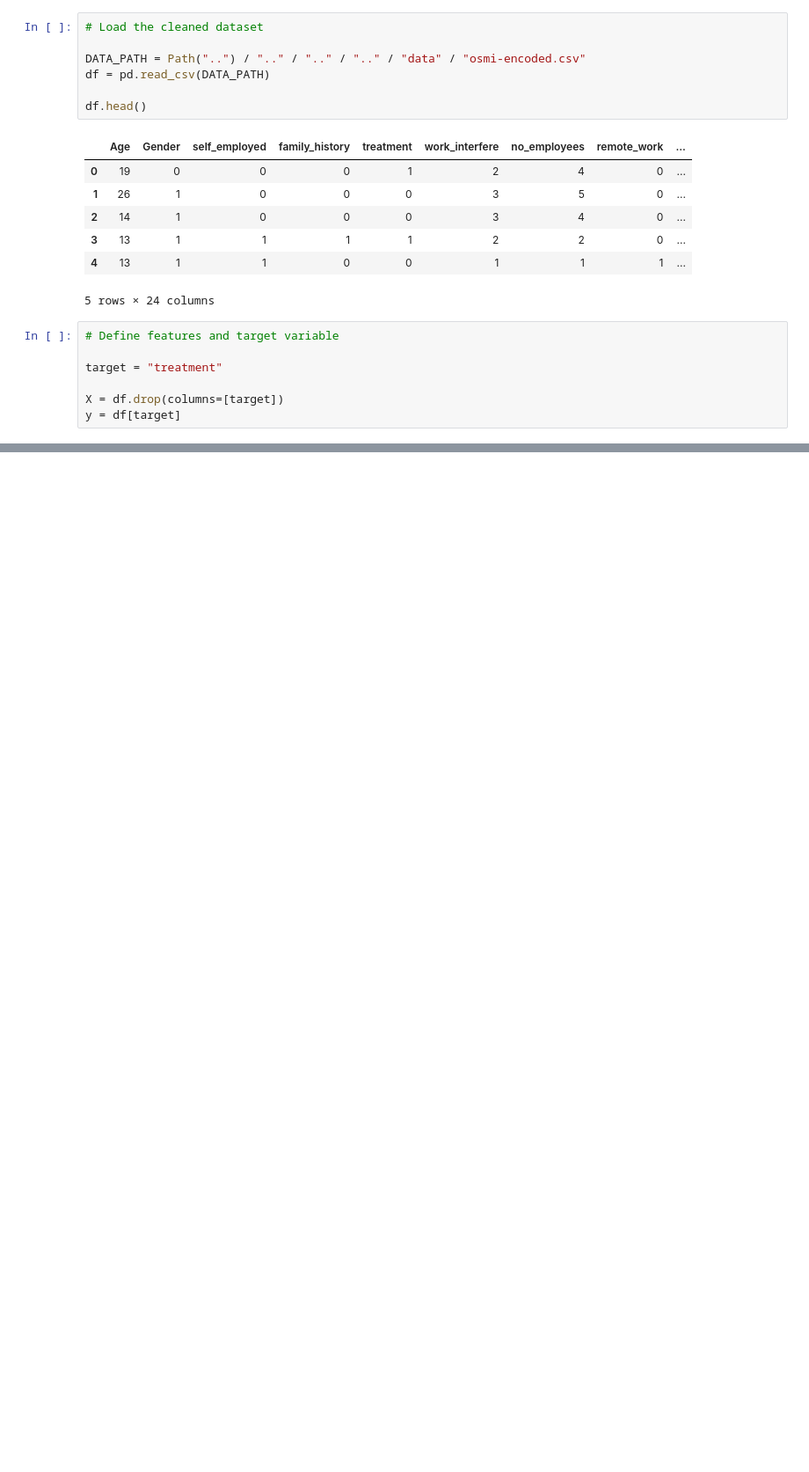
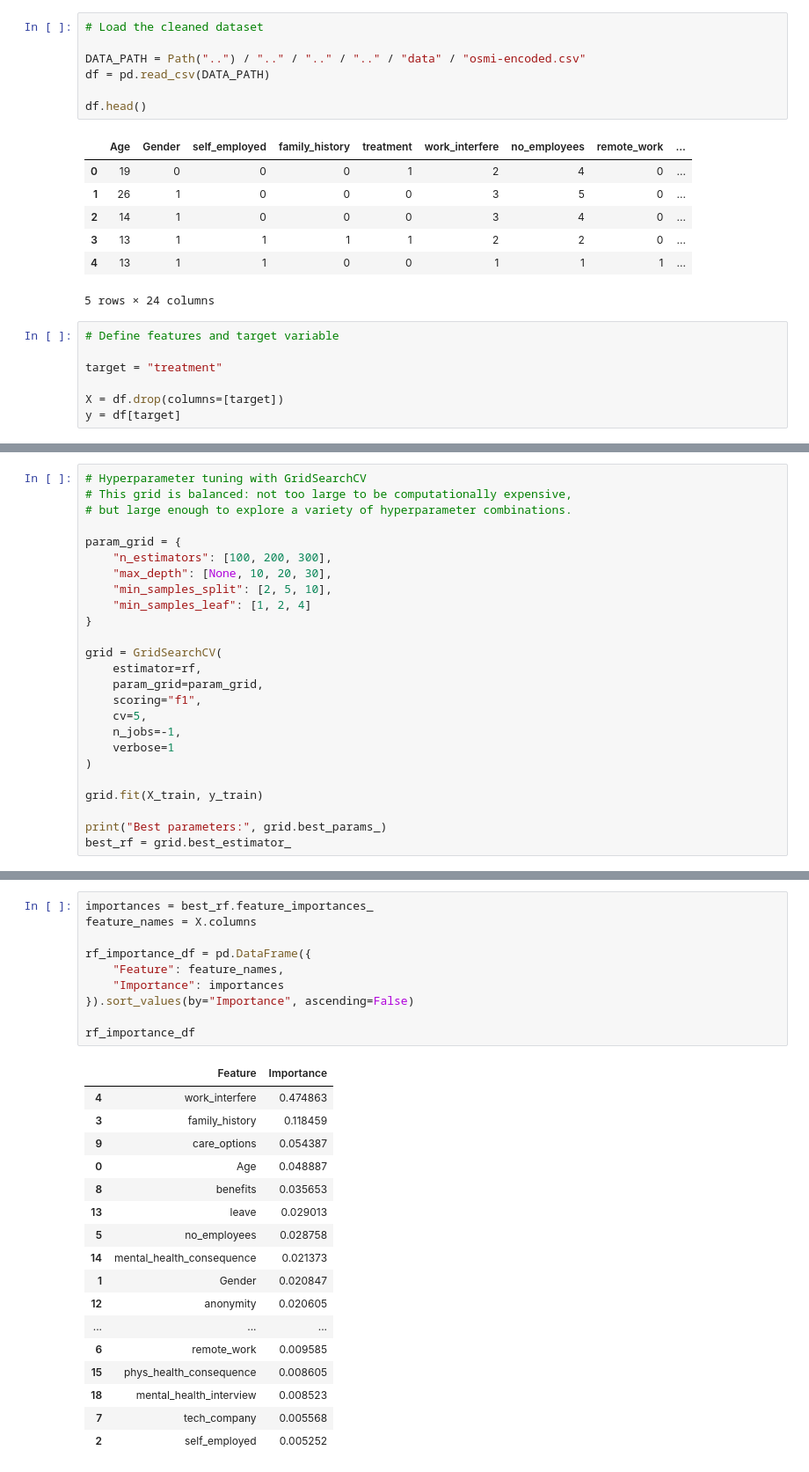
Before and after one commit to hazminfirdaus/data-analytics, a Jupyter notebook: eca/notebooks/RQ2/random_forest/random_forest.ipynb, the cells around one changed output, grey strips where cells are left out. Shown at 88% size. Cells and saved outputs as stored; diff of their text form; blank space fills up the shorter version.

```diff
--- a/eca/notebooks/RQ2/random_forest/random_forest.ipynb
+++ b/eca/notebooks/RQ2/random_forest/random_forest.ipynb
@@ -43,0 +57,25 @@ y = df[target]
+# %%
+# Hyperparameter tuning with GridSearchCV
+# This grid is balanced: not too large to be computationally expensive,
+# but large enough to explore a variety of hyperparameter combinations.
+
+param_grid = {
+    "n_estimators": [100, 200, 300],
+    "max_depth": [None, 10, 20, 30],
+    "min_samples_split": [2, 5, 10],
+    "min_samples_leaf": [1, 2, 4]
+}
+
+grid = GridSearchCV(
+    estimator=rf,
+    param_grid=param_grid,
+    scoring="f1",
+    cv=5,
+    n_jobs=-1,
+    verbose=1
+)
+
+grid.fit(X_train, y_train)
+
+print("Best parameters:", grid.best_params_)
+best_rf = grid.best_estimator_
@@ -43,0 +211,28 @@ y = df[target]
+# %%
+importances = best_rf.feature_importances_
+feature_names = X.columns
+
+rf_importance_df = pd.DataFrame({
+    "Feature": feature_names,
+    "Importance": importances
+}).sort_values(by="Importance", ascending=False)
+
+rf_importance_df
+# %% [output]
+|  | Feature | Importance |
+| 4 | work_interfere | 0.474863 |
+| 3 | family_history | 0.118459 |
+| 9 | care_options | 0.054387 |
+| 0 | Age | 0.048887 |
+| 8 | benefits | 0.035653 |
+| 13 | leave | 0.029013 |
+| 5 | no_employees | 0.028758 |
+| 14 | mental_health_consequence | 0.021373 |
+| 1 | Gender | 0.020847 |
+| 12 | anonymity | 0.020605 |
+| ... | ... | ... |
+| 6 | remote_work | 0.009585 |
+| 15 | phys_health_consequence | 0.008605 |
+| 18 | mental_health_interview | 0.008523 |
+| 7 | tech_company | 0.005568 |
+| 2 | self_employed | 0.005252 |
```
Also changed, not shown: parts of 11 cells of this notebook, 1 other file.
